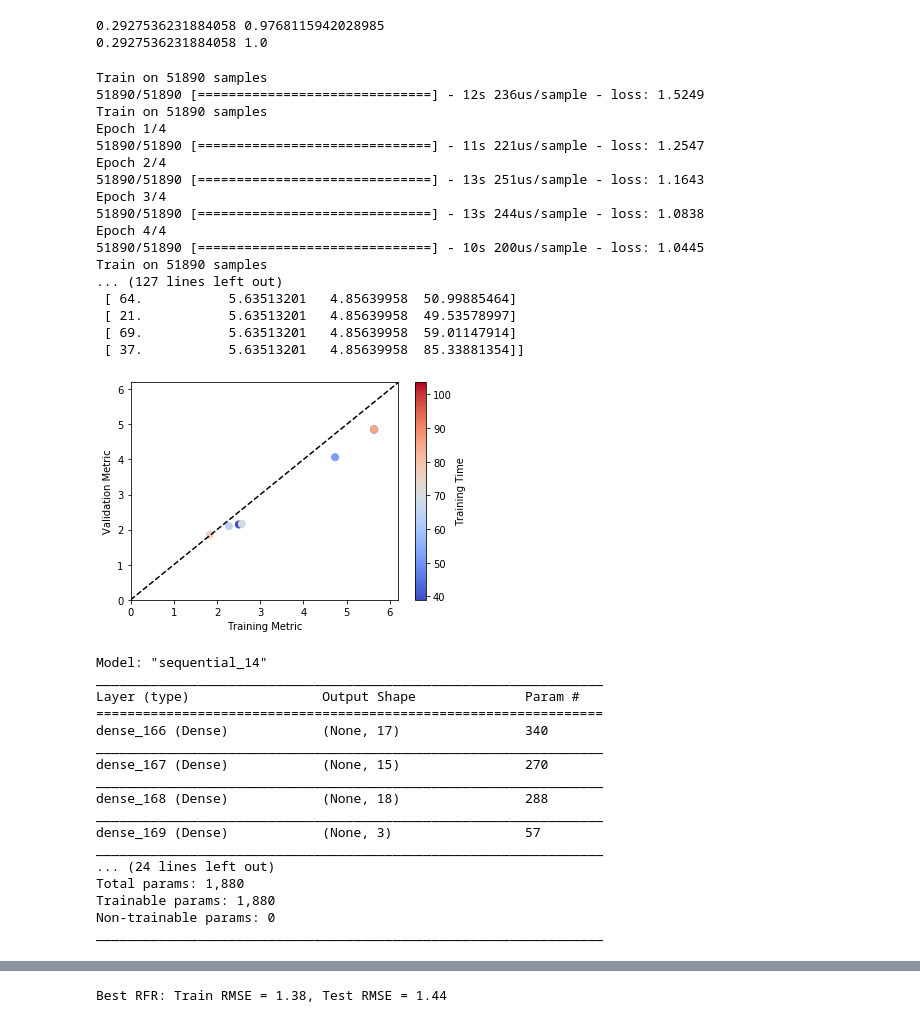
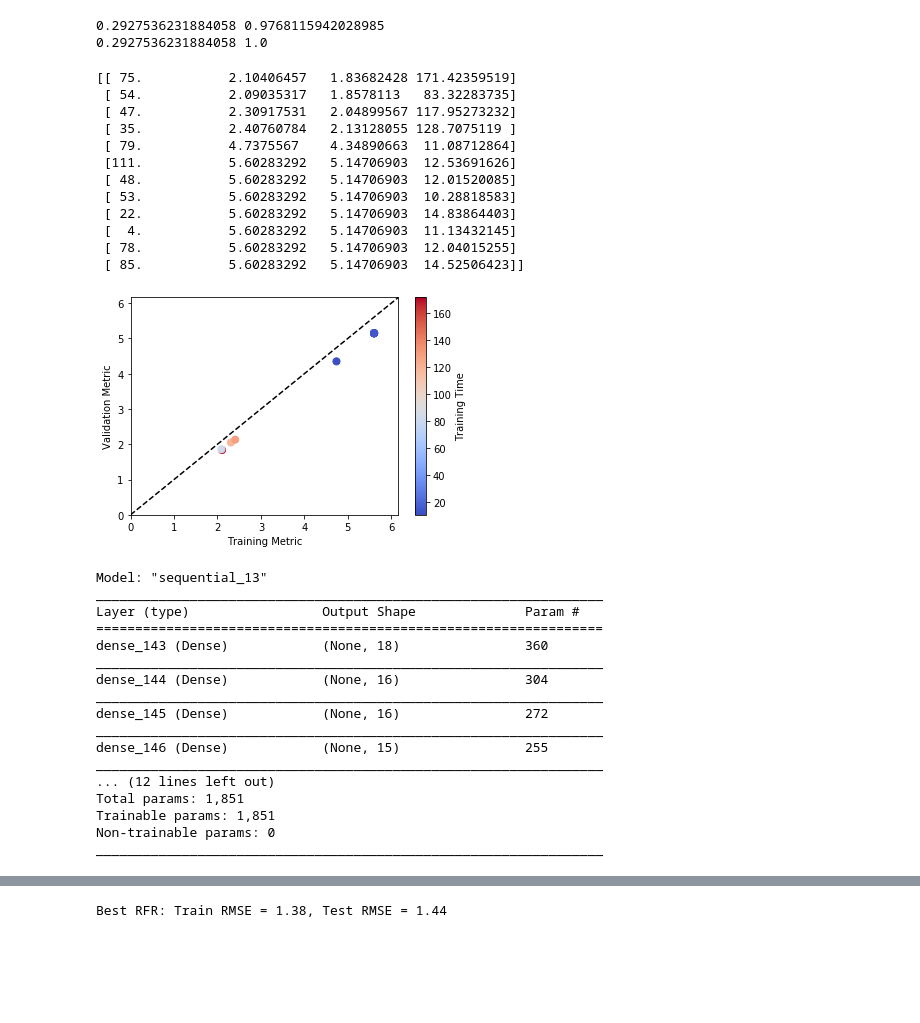
Before and after one commit to andytaylor823/CS-4774-Final-Project, a Jupyter notebook: tuning_neuralnet.ipynb, the cells around one changed output, grey strips where cells are left out. Cells and saved outputs as stored; diff of their text form; code cells hidden in the pictures; blank space fills up the shorter version.

```diff
--- a/tuning_neuralnet.ipynb
+++ b/tuning_neuralnet.ipynb
@@ -33,58 +33,53 @@ print(np.min(w_test),np.max(w_test))
 # %%
 #CAUTION: This cell takes awhile unless you make N small.
 
 optimizer = keras.optimizers.Adam()
 #Searching through neural net models.
 tbl = RandomSeedSearchCV(randomseed_ann_maker,X_train,y_train,w_train=w_train,N=12,cv=1,
                          input_shape=[X_train.shape[1]],
                          output_shape=1,output_activation='relu',
                          loss='mean_squared_error',optimizer=optimizer,
-                         custom_fit = ann_fit,
-                         fit_params={'epochs':5,'bail_init_loss':3.5})
+                         custom_fit = ann_fit,cone=True,
+                         fit_params={'epochs':15,'bail_init_loss':1.9,'verbose':False})
 print(tbl)
 
 #Get best model.
 best_seed = int(tbl[0,0])
 best_model = randomseed_ann_maker(best_seed,input_shape=[X_train.shape[1]],
                                   output_shape=1,output_activation='relu',
                                   loss='mean_squared_error',optimizer=optimizer)
 # %% [output]
-Train on 51890 samples
-51890/51890 [==============================] - 12s 236us/sample - loss: 1.5249
-Train on 51890 samples
-Epoch 1/4
-51890/51890 [==============================] - 11s 221us/sample - loss: 1.2547
-Epoch 2/4
-51890/51890 [==============================] - 13s 251us/sample - loss: 1.1643
-Epoch 3/4
-51890/51890 [==============================] - 13s 244us/sample - loss: 1.0838
-Epoch 4/4
-51890/51890 [==============================] - 10s 200us/sample - loss: 1.0445
-Train on 51890 samples
-... (127 lines left out)
- [ 64.           5.63513201   4.85639958  50.99885464]
- [ 21.           5.63513201   4.85639958  49.53578997]
- [ 69.           5.63513201   4.85639958  59.01147914]
- [ 37.           5.63513201   4.85639958  85.33881354]]
+[[ 75.           2.10406457   1.83682428 171.42359519]
+ [ 54.           2.09035317   1.8578113   83.32283735]
+ [ 47.           2.30917531   2.04899567 117.95273232]
+ [ 35.           2.40760784   2.13128055 128.7075119 ]
+ [ 79.           4.7375567    4.34890663  11.08712864]
+ [111.           5.60283292   5.14706903  12.53691626]
+ [ 48.           5.60283292   5.14706903  12.01520085]
+ [ 53.           5.60283292   5.14706903  10.28818583]
+ [ 22.           5.60283292   5.14706903  14.83864403]
+ [  4.           5.60283292   5.14706903  11.13432145]
+ [ 78.           5.60283292   5.14706903  12.04015255]
+ [ 85.           5.60283292   5.14706903  14.52506423]]
-[figure, old version]
+[figure, new version]
 # %%
 best_model.summary()
 # %% [output]
-Model: "sequential_14"
+Model: "sequential_13"
 _________________________________________________________________
 Layer (type)                 Output Shape              Param #
 =================================================================
-dense_166 (Dense)            (None, 17)                340
+dense_143 (Dense)            (None, 18)                360
 _________________________________________________________________
-dense_167 (Dense)            (None, 15)                270
+dense_144 (Dense)            (None, 16)                304
 _________________________________________________________________
-dense_168 (Dense)            (None, 18)                288
+dense_145 (Dense)            (None, 16)                272
 _________________________________________________________________
-dense_169 (Dense)            (None, 3)                 57
+dense_146 (Dense)            (None, 15)                255
 _________________________________________________________________
-... (24 lines left out)
-Total params: 1,880
-Trainable params: 1,880
+... (12 lines left out)
+Total params: 1,851
+Trainable params: 1,851
 Non-trainable params: 0
 _________________________________________________________________
 # %%
```
Also changed, not shown: parts of 6 cells of this notebook, 1 other file.
